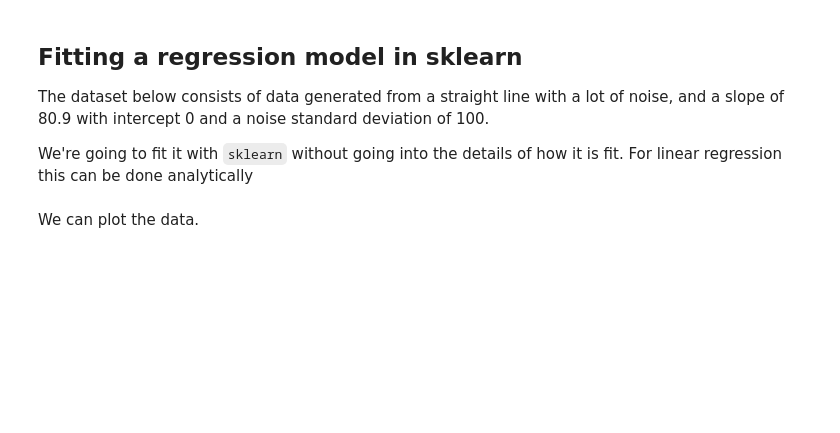
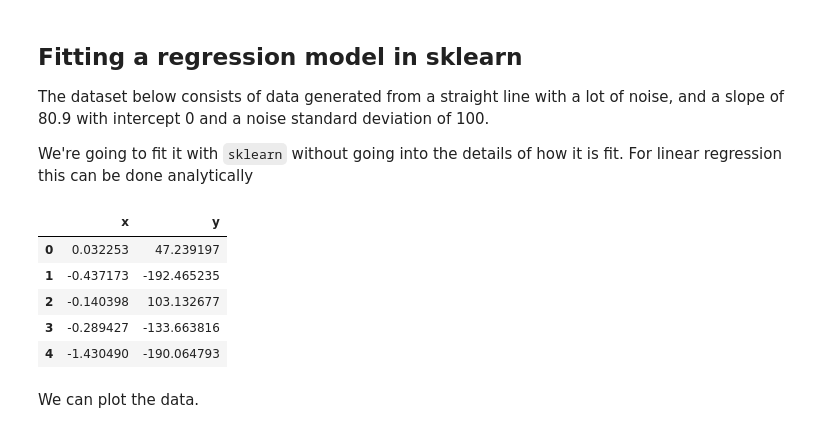
Before and after one commit to woojin-lee713/NumpyAndStatsFun, a Jupyter notebook: distribute_linear_regression.ipynb, the cells around one changed output. Saved outputs shown, nothing was run; the diff lists cells and outputs as text; code cells hidden in the pictures; blank space fills up the shorter version.

Commit message:
completed two notebooks and talked about statistical regression

```diff
--- a/distribute_linear_regression.ipynb
+++ b/distribute_linear_regression.ipynb
@@ -81,8 +81,15 @@ The dataset below consists of data generated from a straight line with a lot of
 
 We're going to fit it with `sklearn` without going into the details of how it is fit. For linear regression this can be done analytically
 # %%
-df = pd.read_csv("data/regression_data.csv")
+df = pd.read_csv("https://bit.ly/3WdFxM0")
 df.head()
+# %% [output]
+|  | x | y |
+| 0 | 0.032253 | 47.239197 |
+| 1 | -0.437173 | -192.465235 |
+| 2 | -0.140398 | 103.132677 |
+| 3 | -0.289427 | -133.663816 |
+| 4 | -1.430490 | -190.064793 |
 # %% [markdown]
 We can plot the data.
 # %%
```
Also changed, not shown: parts of 13 cells of this notebook, 3 other files.
